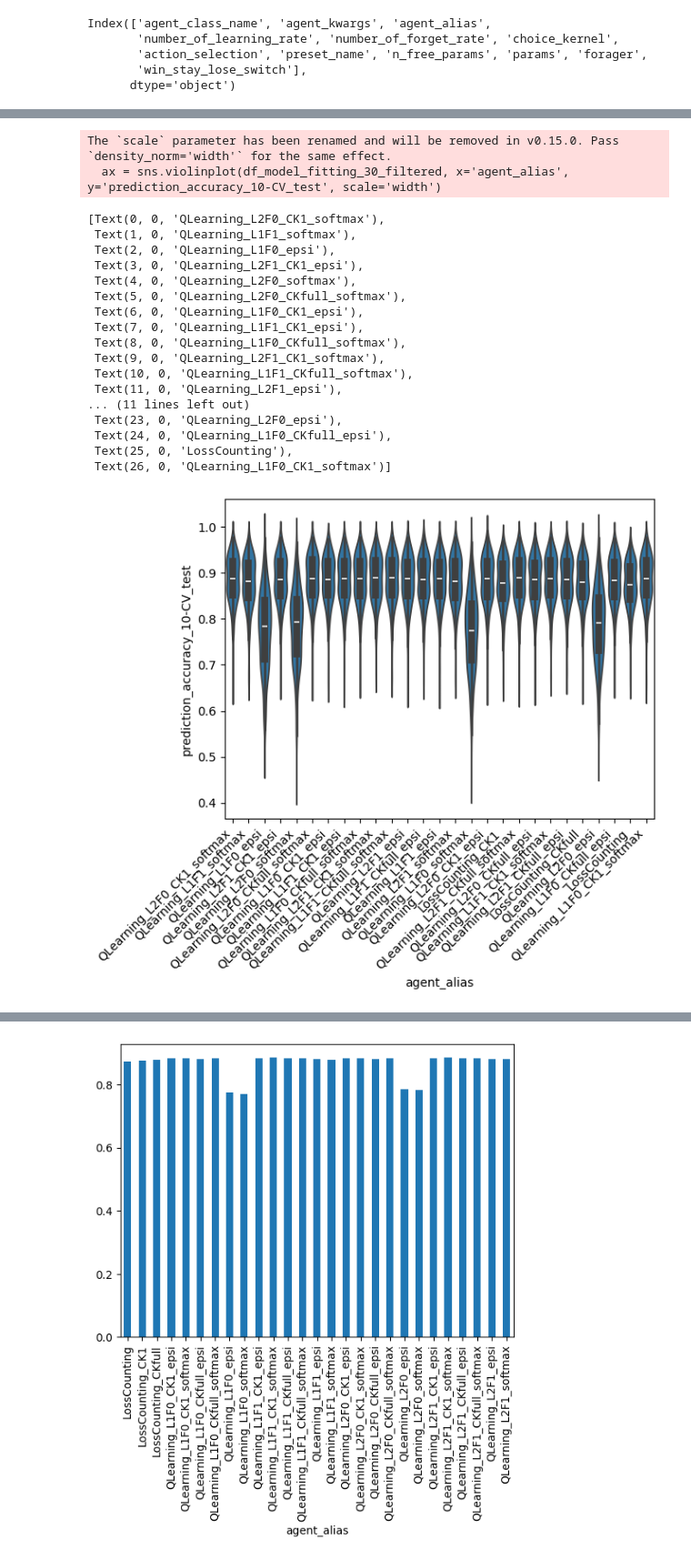
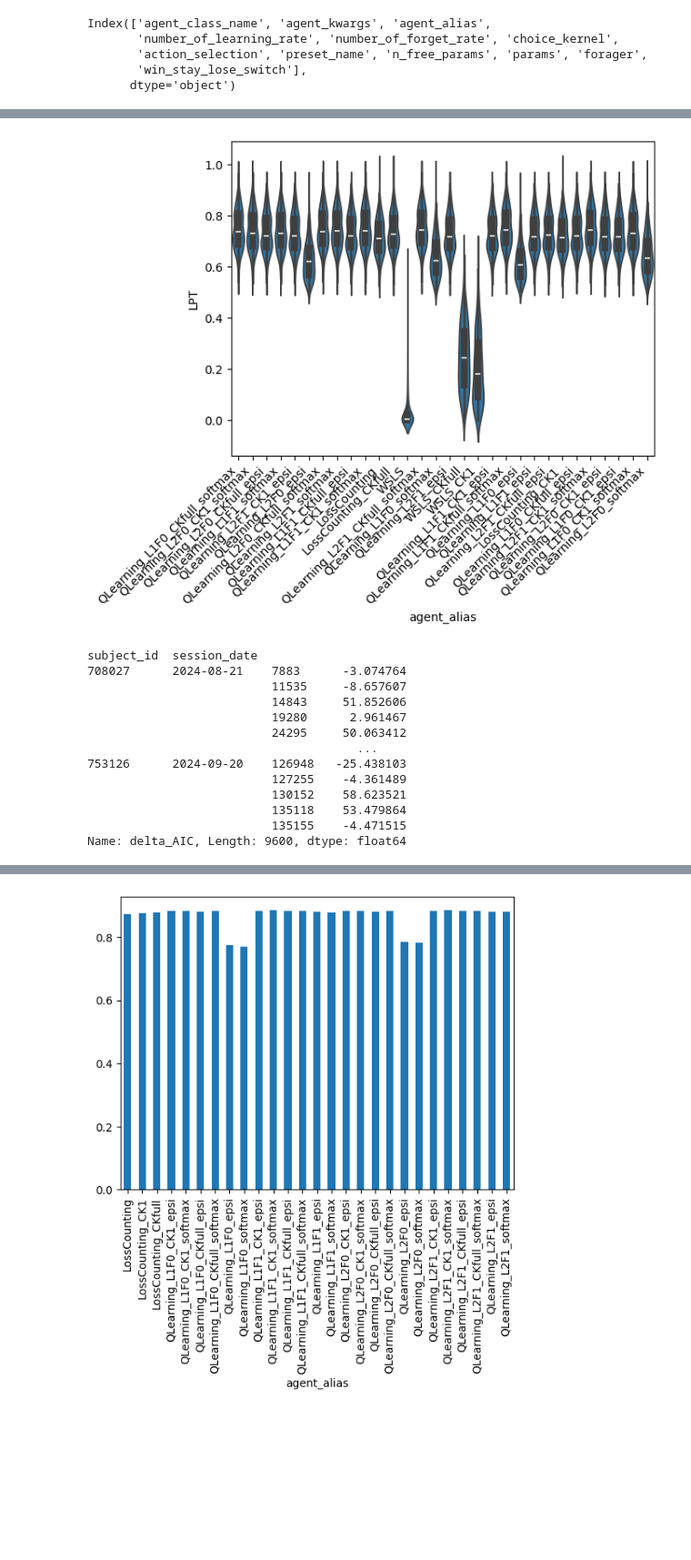
Before and after one commit to AllenNeuralDynamics/aind-dynamic-foraging-population-analysis, a Jupyter notebook: notebooks/demo_RL_models.ipynb, the cells around one changed output, grey strips where cells are left out. Shown at 91% size. Cells and saved outputs as stored; diff of their text form; code cells hidden in the pictures; blank space fills up the shorter version.

```diff
--- a/notebooks/demo_RL_models.ipynb
+++ b/notebooks/demo_RL_models.ipynb
@@ -136,9 +147 @@ subject_id  session_date
 Name: curriculum_version_group, Length: 8640, dtype: object
-# %%
-df_model_fitting_30_filtered = df_model_fitting[
-    df_model_fitting["nwb_name"].isin(n_models[n_models == 30].index)
-]
-df_model_fitting_30_filtered = df_model_fitting_30_filtered.query(
-    "agent_alias.str.contains('WSLS') == False & curriculum_version_group == 'v3' & current_stage_actual in ['STAGE_FINAL', 'GRADUATED']"
-)
-len(df_model_fitting_30_filtered)
@@ -147,16 +147,0 @@ len(df_model_fitting_30_filtered)
-# %%
-# Compute delta_AIC for each session
-def compute_delta_AIC(group, baseline_model='LossCounting'):
-    # Get the baseline AIC for this session
-    baseline_vals = group.loc[group['agent_alias'] == baseline_model, 'AIC']
-    if not baseline_vals.empty:
-        baseline = baseline_vals.iloc[0]
-        group = group.copy()  # avoid SettingWithCopyWarning
-        group['delta_AIC'] = group['AIC'] - baseline
-    else:
-        # If baseline is missing for this session, assign NaN
-        group['delta_AIC'] = float('nan')
-    return group
-
-# Apply the computation on each session (grouped by subject_id and session_date)
-df_model_fitting_30_filtered = df_model_fitting_30_filtered.groupby(['subject_id', 'session_date']).apply(compute_delta_AIC)
@@ -176,2 +148,11 @@ Index(['_id', 'nwb_name', 'session_date', 'status', 'subject_id',
+# %%
+def subtract_baseline(group, baseline_models=['LossCounting'], metric='AIC'):
+    # Find the baseline value for the group
+    baseline = group.loc[group['agent_alias'].isin(baseline_models), metric].mean()
+    group[f'delta_{metric}'] = group[metric] - baseline
+    return group
+
+# Group by column "A" and apply the function
+df_model_fitting_30_filtered = df_model_fitting_30_filtered.groupby(["subject_id", "session_date"]).apply(subtract_baseline, ['LossCounting'], include_groups=False)
 # %%
 df_model_fitting_30_filtered
@@ -178,24 +173,21 @@ df_model_fitting_30_filtered
 # %%
-ax = sns.violinplot(df_model_fitting_30_filtered, x='agent_alias', y='prediction_accuracy_10-CV_test', scale='width')
-ax.set_xticklabels(ax.get_xticklabels(), rotation=45, ha='right')
+ax = sns.violinplot(df_model_fitting_30_filtered, x='agent_alias', y='LPT', density_norm='width')
+_ = ax.set_xticklabels(ax.get_xticklabels(), rotation=45, ha='right')
 # %% [output]
-The `scale` parameter has been renamed and will be removed in v0.15.0. Pass `density_norm='width'` for the same effect.
-  ax = sns.violinplot(df_model_fitting_30_filtered, x='agent_alias', y='prediction_accuracy_10-CV_test', scale='width')
-[Text(0, 0, 'QLearning_L2F0_CK1_softmax'),
- Text(1, 0, 'QLearning_L1F1_softmax'),
- Text(2, 0, 'QLearning_L1F0_epsi'),
- Text(3, 0, 'QLearning_L2F1_CK1_epsi'),
- Text(4, 0, 'QLearning_L2F0_softmax'),
- Text(5, 0, 'QLearning_L2F0_CKfull_softmax'),
- Text(6, 0, 'QLearning_L1F0_CK1_epsi'),
- Text(7, 0, 'QLearning_L1F1_CK1_epsi'),
- Text(8, 0, 'QLearning_L1F0_CKfull_softmax'),
- Text(9, 0, 'QLearning_L2F1_CK1_softmax'),
- Text(10, 0, 'QLearning_L1F1_CKfull_softmax'),
- Text(11, 0, 'QLearning_L2F1_epsi'),
-... (11 lines left out)
- Text(23, 0, 'QLearning_L2F0_epsi'),
- Text(24, 0, 'QLearning_L1F0_CKfull_epsi'),
- Text(25, 0, 'LossCounting'),
- Text(26, 0, 'QLearning_L1F0_CK1_softmax')]
-[figure, old version]
+[figure, new version]
+# %%
+df.delta_AIC
+# %% [output]
+subject_id  session_date
+708027      2024-08-21    7883      -3.074764
+                          11535     -8.657607
+                          14843     51.852606
+                          19280      2.961467
+                          24295     50.063412
+                                      ...
+753126      2024-09-20    126948   -25.438103
+                          127255    -4.361489
+                          130152    58.623521
+                          135118    53.479864
+                          135155    -4.471515
+Name: delta_AIC, Length: 9600, dtype: float64
```
Also changed, not shown: parts of 17 cells of this notebook.
